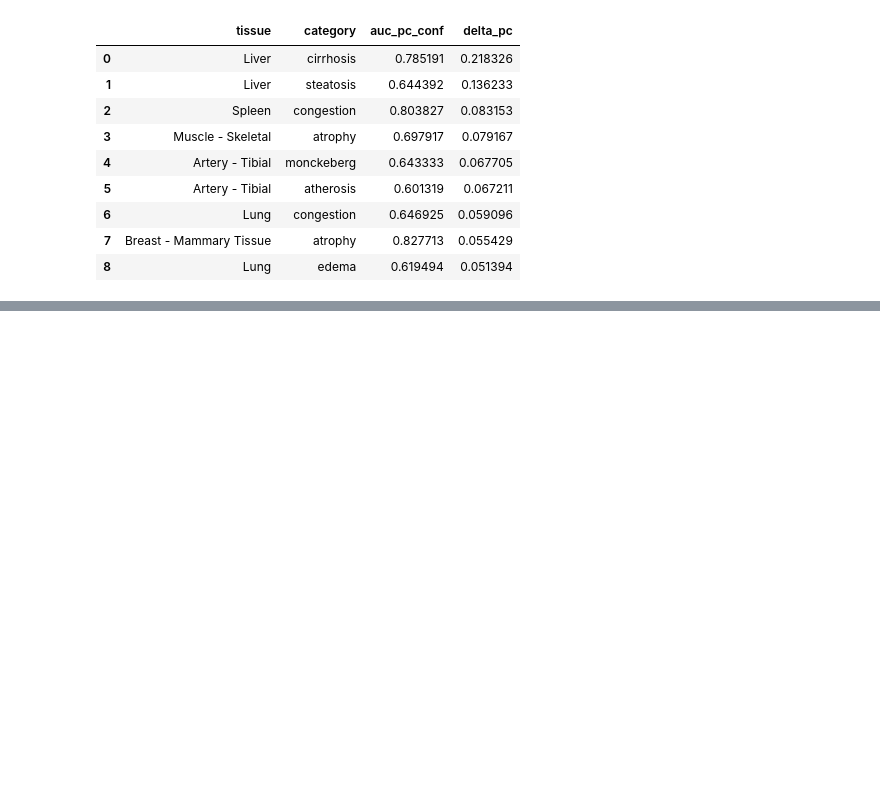
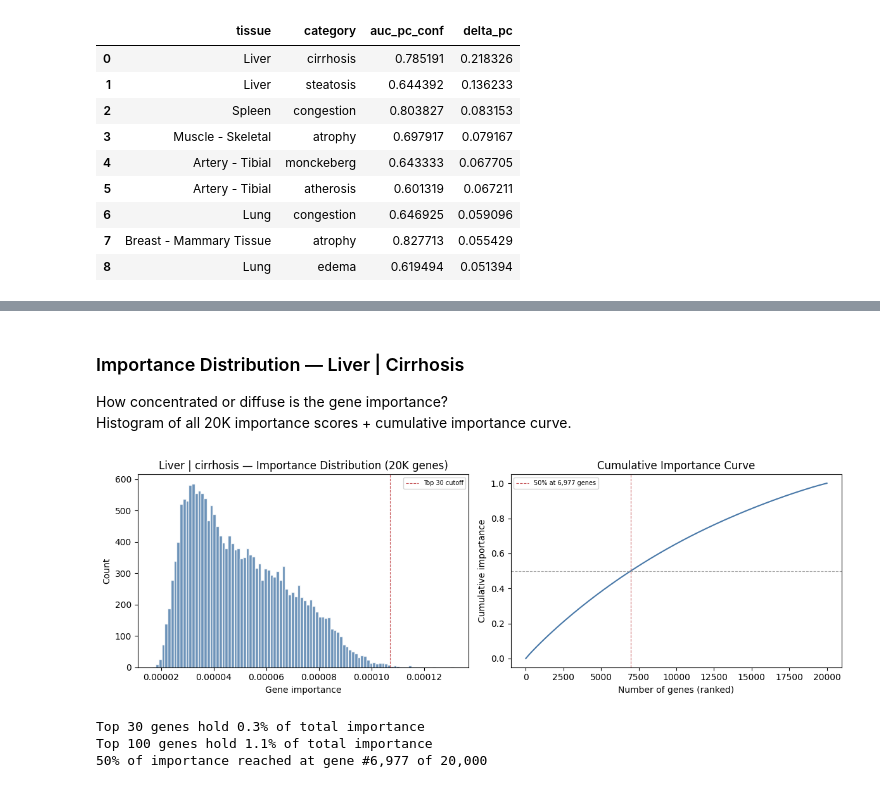
Before and after one commit to Cranjit9/gtex_gene_expression, a Jupyter notebook: notebooks/11_pc_gene_importance.ipynb, the cells around one changed output, grey strips where cells are left out. Drawn from its saved outputs; the diff is of its cells as text; code cells hidden in the pictures; blank space fills up the shorter version.

```diff
--- a/notebooks/11_pc_gene_importance.ipynb
+++ b/notebooks/11_pc_gene_importance.ipynb
@@ -184,0 +183,7 @@ Done — collected artifacts for 9 pairs.
+# %%
+print("Liver | cirrhosis")
+demo_artifacts, demo_imp = run_single_pair("Liver", "cirrhosis")
+
+top5 = [gene_id_to_name.get(g, g) for g in demo_imp.nlargest(5).index]
+print(f"  sum = {demo_imp.sum():.6f} (should be 1.0)")
+print(f"  Top 5: {top5}")
@@ -271,0 +255,41 @@ Lung | edema — sum=1.0000 (should be ~1.0), top 5: ['GSTA7P', 'IGLL3P', 'FAM21
+# %% [markdown]
+### Importance Distribution — Liver | Cirrhosis
+
+How concentrated or diffuse is the gene importance?
+Histogram of all 20K importance scores + cumulative importance curve.
+# %%
+fig, axes = plt.subplots(1, 2, figsize=(12, 4))
+
+# Left: histogram of importance scores
+axes[0].hist(demo_imp.values, bins=100, color="#4878A8", edgecolor="white", alpha=0.8)
+axes[0].axvline(demo_imp.nlargest(30).min(), color="#C44E52", ls="--", lw=0.8, label="Top 30 cutoff")
+axes[0].set_xlabel("Gene importance")
+axes[0].set_ylabel("Count")
+axes[0].set_title("Liver | cirrhosis — Importance Distribution (20K genes)")
+axes[0].legend(fontsize=7)
+
+# Right: cumulative importance (Lorenz-like)
+sorted_imp = demo_imp.sort_values(ascending=False).values
+cum_imp = np.cumsum(sorted_imp)
+n_genes = len(sorted_imp)
+axes[1].plot(range(1, n_genes + 1), cum_imp, color="#4878A8", lw=1.5)
+axes[1].axhline(0.5, color="#AAAAAA", ls="--", lw=0.8)
+# How many genes to reach 50%?
+n50 = np.searchsorted(cum_imp, 0.5) + 1
+axes[1].axvline(n50, color="#C44E52", ls="--", lw=0.8, label=f"50% at {n50:,} genes")
+axes[1].set_xlabel("Number of genes (ranked)")
+axes[1].set_ylabel("Cumulative importance")
+axes[1].set_title("Cumulative Importance Curve")
+axes[1].legend(fontsize=7)
+
+fig.tight_layout()
+plt.show()
+
+print(f"Top 30 genes hold {sorted_imp[:30].sum()*100:.1f}% of total importance")
+print(f"Top 100 genes hold {sorted_imp[:100].sum()*100:.1f}% of total importance")
+print(f"50% of importance reached at gene #{n50:,} of {n_genes:,}")
+# %% [output]
+[figure, added]
+Top 30 genes hold 0.3% of total importance
+Top 100 genes hold 1.1% of total importance
+50% of importance reached at gene #6,977 of 20,000
```
Also changed, not shown: parts of 26 cells of this notebook, 1 other file.
